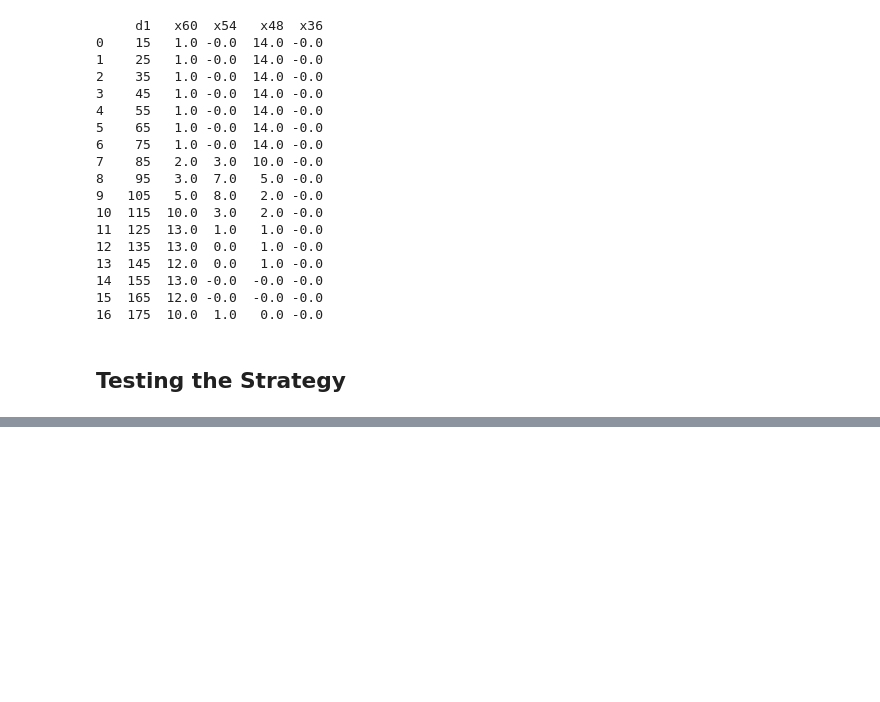
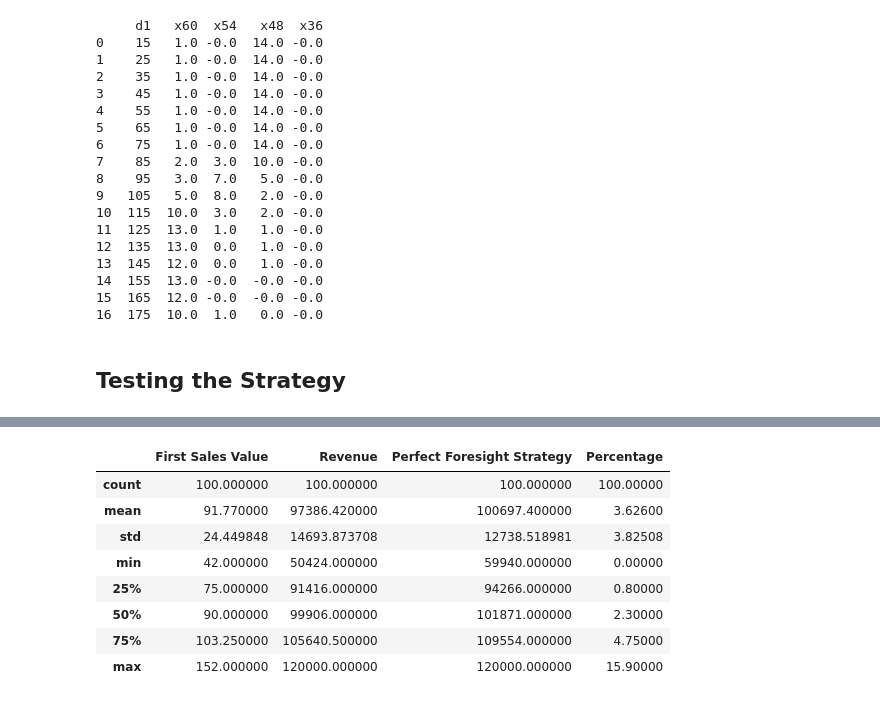
Before and after one commit to SheidaMajidi/retailer_game, a Jupyter notebook: model/Optimization Model.ipynb, the cells around one changed output, grey strips where cells are left out. Saved outputs shown, nothing was run; the diff lists cells and outputs as text; code cells hidden in the pictures; blank space fills up the shorter version.

```diff
--- a/model/Optimization Model.ipynb
+++ b/model/Optimization Model.ipynb
@@ -668,0 +442,12 @@ Standard Deviation of % diff: 886.310243456286
+# %%
+summary_df.describe()
+# %% [output]
+|  | First Sales Value | Revenue | Perfect Foresight Strategy | Percentage |
+| count | 100.000000 | 100.000000 | 100.000000 | 100.00000 |
+| mean | 91.770000 | 97386.420000 | 100697.400000 | 3.62600 |
+| std | 24.449848 | 14693.873708 | 12738.518981 | 3.82508 |
+| min | 42.000000 | 50424.000000 | 59940.000000 | 0.00000 |
+| 25% | 75.000000 | 91416.000000 | 94266.000000 | 0.80000 |
+| 50% | 90.000000 | 99906.000000 | 101871.000000 | 2.30000 |
+| 75% | 103.250000 | 105640.500000 | 109554.000000 | 4.75000 |
+| max | 152.000000 | 120000.000000 | 120000.000000 | 15.90000 |
```
Also changed, not shown: parts of 13 cells of this notebook, 1 other file.
